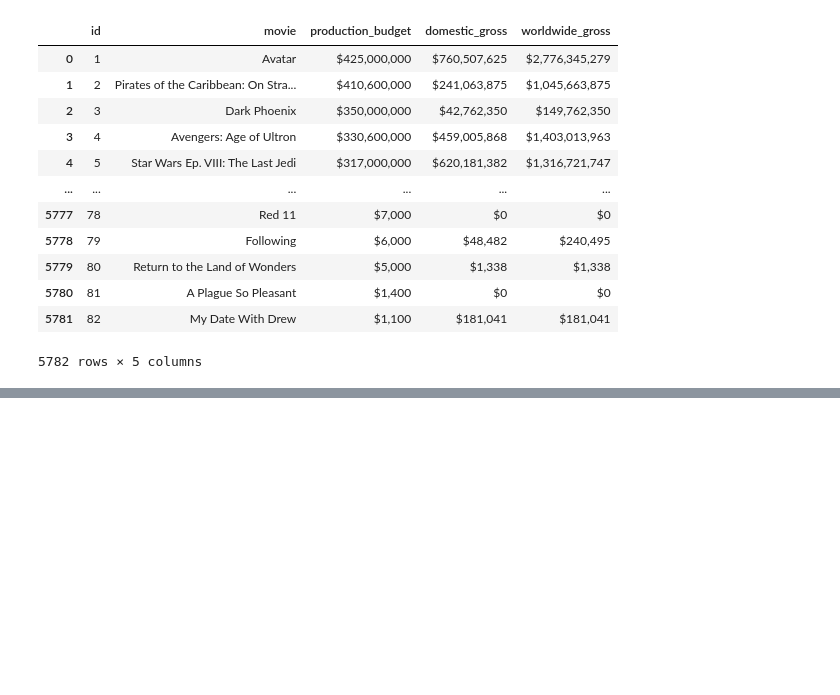
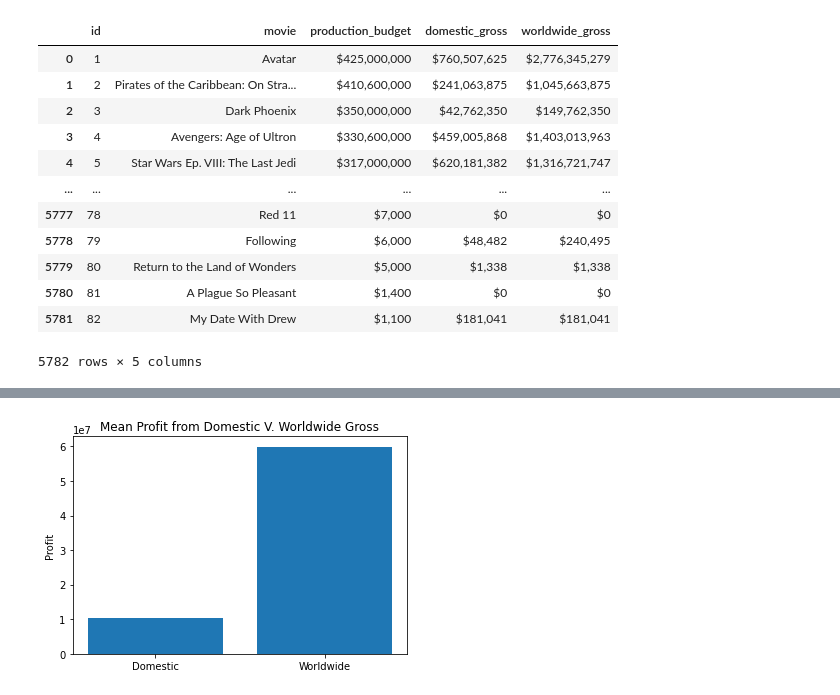
Before and after one commit to claragiurgiu/Microsoft-Movie-Studio-EDA, a Jupyter notebook: AlvarosCode.ipynb, the cells around one changed output, grey strips where cells are left out. Saved outputs shown, nothing was run; the diff lists cells and outputs as text; code cells hidden in the pictures; blank space fills up the shorter version.

```diff
--- a/AlvarosCode.ipynb
+++ b/AlvarosCode.ipynb
@@ -141,0 +341,3 @@ updated_tn_df.sort_values(by='worldwide_gross', ascending=False)
+# %%
+mean1 = updated_tn_df['Profit from Domestic'].mean()
+mean2 = updated_tn_df['Profit from Worldwide'].mean()
@@ -141,0 +364,11 @@ updated_tn_df.sort_values(by='worldwide_gross', ascending=False)
+# %%
+fig, ax = plt.subplots()
+
+ax.bar(['Domestic', 'Worldwide'], [mean1, mean2])
+
+ax.set_title('Mean Profit from Domestic V. Worldwide Gross')
+ax.set_ylabel('Profit')
+
+plt.show()
+# %% [output]
+[figure, added]
```
Also changed, not shown: parts of 25 cells of this notebook.
